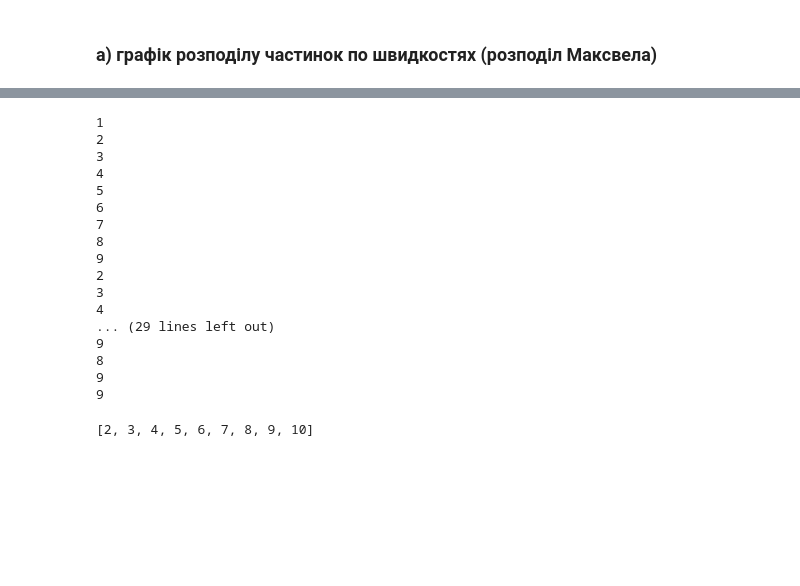
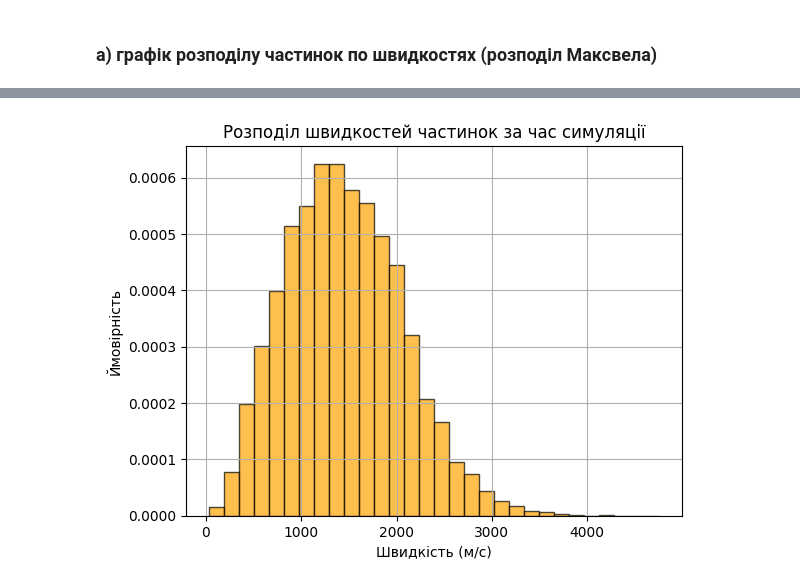
Before and after one commit to OleksijKhodzko/labs, a Jupyter notebook: computer_algebra22/lab3/3/3.ipynb, the cells around one changed output, grey strips where cells are left out. Saved outputs shown, nothing was run; the diff lists cells and outputs as text; code cells hidden in the pictures; blank space fills up the shorter version.

```diff
--- a/computer_algebra22/lab3/3/3.ipynb
+++ b/computer_algebra22/lab3/3/3.ipynb
@@ -79,25 +171,25 @@ def detect_collisions(positions):
 # %%
-from copy import deepcopy
-
 def new_velocities(positions, collisions_matrix, velocities):
     new_velocities = deepcopy(velocities)
     for i in range(N):
         for j in range(N):
-            if collisions_matrix[i, j]:
+            if collisions_matrix[i][j]:
                 new = update_velocities(
                     positions[i],
                     positions[j],
-                    velocities[i],
-                    velocities[j])
-                print(new)
-                velocities[i][j], velocities[j][i] = new
-    return new_velocities
+                    new_velocities[i],
+                    new_velocities[j])
+                # print(f"new: {new}")
+                # quit()
+                new_velocities[i], new_velocities[j] = new
+    # return new_velocities
+    return process_obstacles(positions, new_velocities)
 # %% [markdown]
 ### Cимуляція
 # %% [markdown]
 Параметри симуляції
 # %%
-simulation_time = 10
+simulation_time = 1e-10
 # %% [markdown]
 Симуляція
 # %%
@@ -106,13 +198,18 @@ positions = {0: initial_positions}
 velocities = {0: initial_velocities}
 # %%
 while t < simulation_time:
-   current_positions = list(positions.values())[-1]
-   current_velocities = list(velocities.values())[-1]
-   dt = R / 4 / max(current_velocities, key=np.linalg.norm)
+   current_positions = positions[t]
+   current_velocities = velocities[t]
+   dt = R / 4 / max(np.linalg.norm(v) for v in current_velocities)
    updated_positions = new_positions(current_positions, current_velocities, dt)
    collisions_matrix = detect_collisions(updated_positions)
    updated_velocities = new_velocities(updated_positions, collisions_matrix, current_velocities)
    t += dt
    positions[t] = updated_positions
    velocities[t] = updated_velocities
+   print(f"t: {t}")
+   print(1/dt/4*R)
+   # print(f"positions: {updated_positions}")
+   # print(f"velocities: {updated_velocities}")
+   print(f"collisions: {C}")
 # %% [output]
@@ -142,27 +235,14 @@ list(positions.values())[-1]
 # %%
-positions = [1,2,3,4,5,6,7,8,9,10]
-for i, p1 in enumerate(positions[:-1]):
-    for j, p2 in enumerate(positions[i+1:]):
-        print(i+j+ 1)
+# Витягуємо всі швидкості за всі моменти часу
+all_velocities = [v for vs in velocities.values() for v in vs]
+all_speeds = [np.linalg.norm(v) for v in all_velocities]
+
+# Гістограма
+plt.hist(all_speeds, bins=30, density=True, alpha=0.7, color='orange', edgecolor='black')
+plt.title('Розподіл швидкостей частинок за час симуляції')
+plt.xlabel('Швидкість (м/с)')
+plt.ylabel('Ймовірність')
+plt.grid(True)
+plt.show()
 # %% [output]
-1
-2
-3
-4
-5
-6
-7
-8
-9
-2
-3
-4
-... (29 lines left out)
-9
-8
-9
-9
+[figure, added]
-# %%
-positions[1:]
-# %% [output]
-[2, 3, 4, 5, 6, 7, 8, 9, 10]
```
Also changed, not shown: parts of 18 cells of this notebook.
